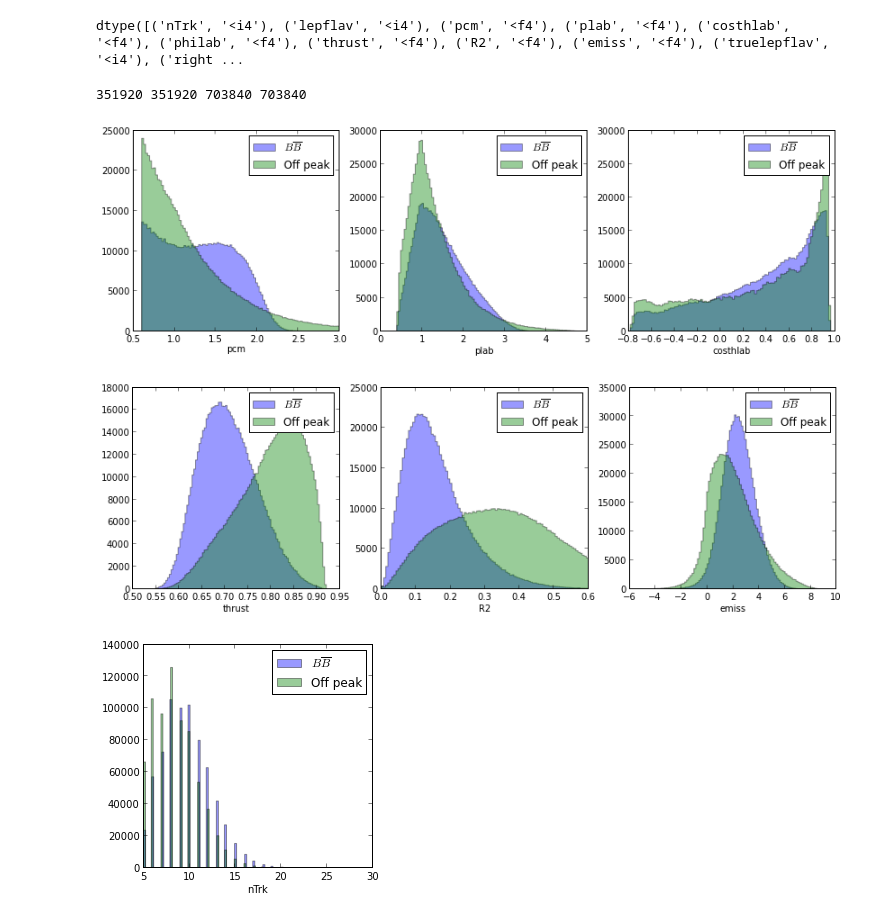
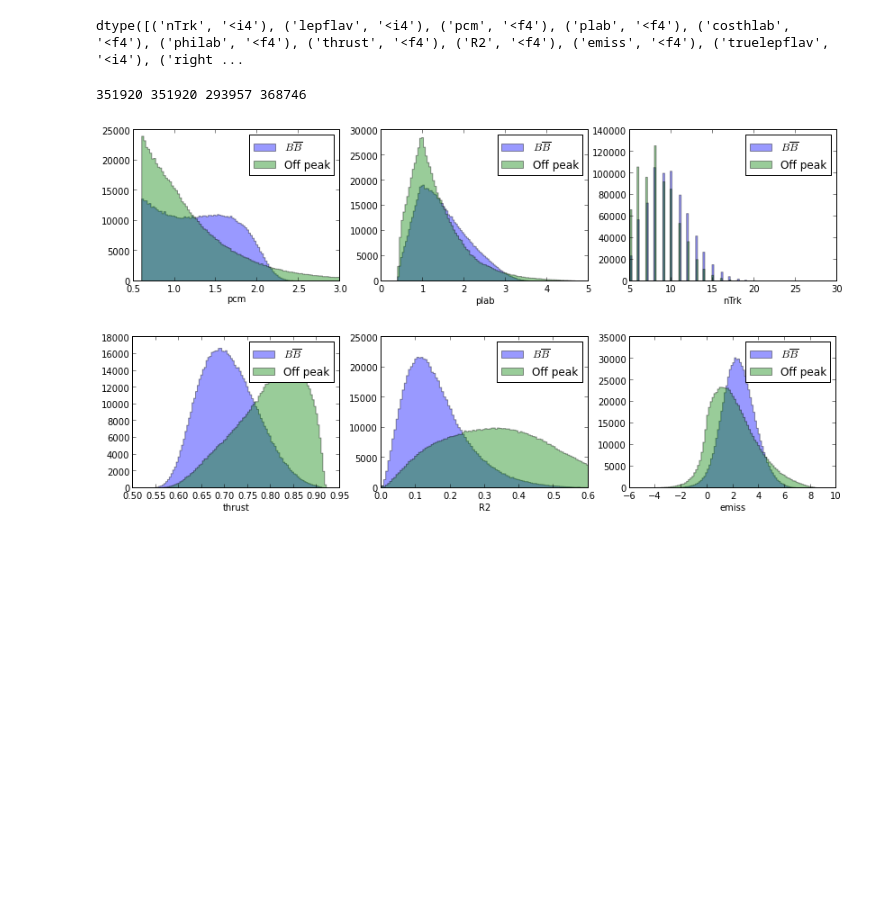
Before and after one commit to gitcheng/dilep_nb, a Jupyter notebook: singlevar_train.ipynb, the cells around one changed output. Drawn from its saved outputs; the diff is of its cells as text; code cells hidden in the pictures; blank space fills up the shorter version.

Commit message:
select e+- only

```diff
--- a/singlevar_train.ipynb
+++ b/singlevar_train.ipynb
@@ -24,7 +22,12 @@ d_BB = np.concatenate((d_1235, d_1237))
+# %%
+# Select e+- only
+d_off = d_off[ abs(d_off.lepflav)==11 ]
+d_BB = np.concatenate((d_1235, d_1237)).view(np.recarray)
+d_BB = d_BB[ abs(d_BB.lepflav)==11 ]
 # %%
 print len(d_1237), len(d_1235), len(d_off), len(d_BB)
 # %% [output]
-351920 351920 703840 703840
+351920 351920 293957 368746
 # %%
 def plot_allvars(datas, dlabels, variables, ranges=None):
     '''
@@ -38,7 +41,7 @@ def plot_allvars(datas, dlabels, variables, ranges=None):
         rm = counter%3
         counter= counter+1
         if ( rm == 0 ):
-            plt.figure(figsize=(14,4))
+            plt.figure(figsize=(14,3))
         ax= plt.subplot(1,3,rm+1)
         for da,lb in zip(datas,dlabels):
             x= da[var]
@@ -51,10 +54,9 @@ def plot_allvars(datas, dlabels, variables, ranges=None):
         plt.xlabel(var)
         plt.legend()
 # %%
-vars_to_plot= ['pcm', 'plab', 'costhlab', 'thrust', 'R2', 'emiss', 'nTrk']
+vars_to_plot= ['pcm', 'plab', 'nTrk', 'thrust', 'R2', 'emiss']
 vranges= {'emiss': (-5,10), 'thrust': (0.5,1)}
 plot_allvars([d_BB, d_off], [r'$B\overline{B}$', 'Off peak'], vars_to_plot, vranges)
 # %% [output]
-[figure, old version]
+[figure, new version]
-[figure, old version]
+[figure, new version]
-[figure, removed]
```
Also changed, not shown: parts of 1 cell of this notebook.
